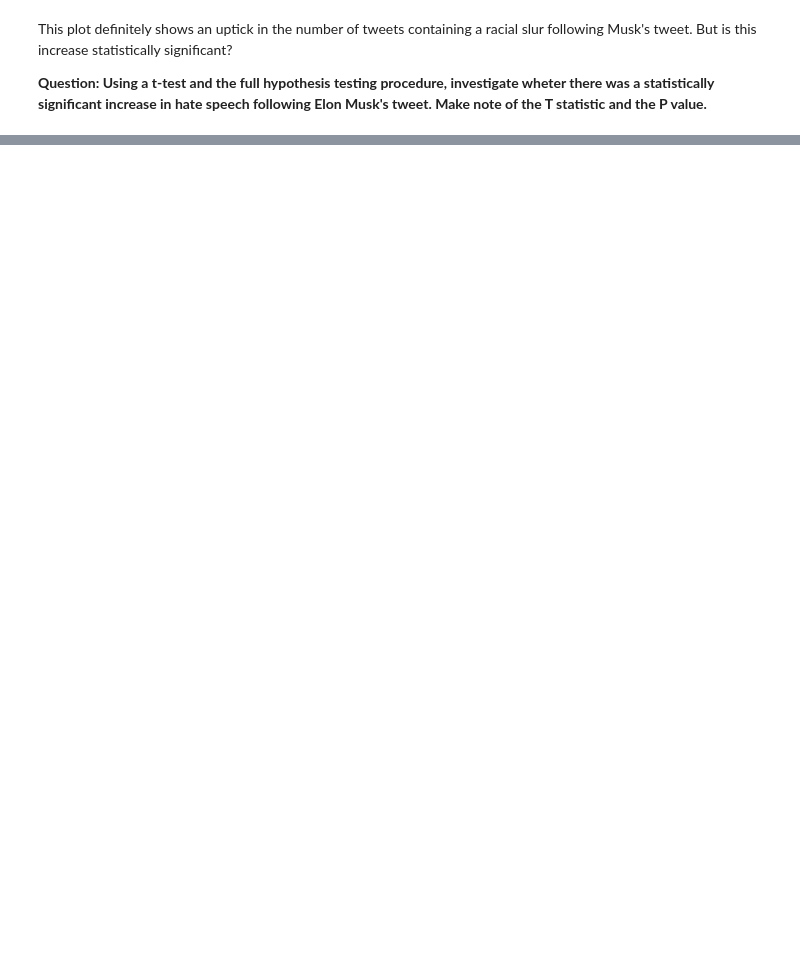
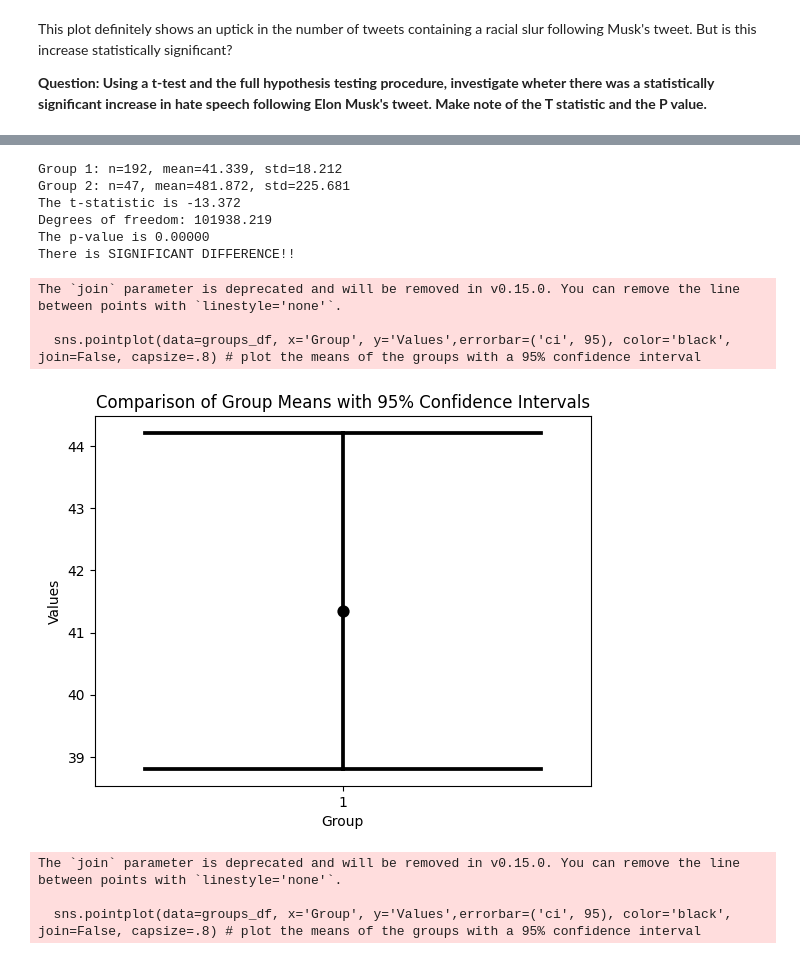
Before and after one commit to wigglyworm88/QM2, a Jupyter notebook: notebooks/W06. Hypothesis Testing.ipynb, the cells around one changed output, grey strips where cells are left out. Drawn from its saved outputs; the diff is of its cells as text; code cells hidden in the pictures; blank space fills up the shorter version.

```diff
--- a/notebooks/W06. Hypothesis Testing.ipynb
+++ b/notebooks/W06. Hypothesis Testing.ipynb
@@ -495,0 +499,69 @@ plot_z(z_statistic)
+# %%
+# 3. T-test
+# group1 = before musk's tweet. group2 = after musk's tweet.
+from scipy.stats import t as t_dist
+import seaborn as sns
+
+def manual_ttest(group1, group2, plot=False):
+
+    desc1, desc2=group1.describe(), group2.describe()
+    n1,std1,mean1 = desc1['count'], desc1['std'] ,desc1['mean']
+    n2,std2,mean2 = desc2['count'], desc2['std'] ,desc2['mean']
+
+    # calculate standard errors
+    se1, se2 = std1**2/n1, std2**2/n2 # '**2' is the same as squaring the number
+    sed = np.sqrt(se1 + se2)
+
+    # calculate the t statistic
+    t_stat = (mean1 - mean2) / sed
+
+    # Degrees of freedom
+    df = (se1 + se2)**2 / ((se1**2 / (n1**2 * (n1 - 1))) + (se2**2 / (n2**2 * (n2 - 1))))
+
+    # p-value
+    p_value = (1 - t_dist.cdf(np.abs(t_stat), df)) * 2
+
+    # print the results
+    print("Group 1: n=%.0f, mean=%.3f, std=%.3f" % (n1,mean1,std1))
+    print("Group 2: n=%.0f, mean=%.3f, std=%.3f" % (n2,mean2,std2))
+    print('The t-statistic is %.3f' % t_stat) # print the t-statistic
+    print('Degrees of freedom: %.3f' % df)
+    print('The p-value is %.5f' % p_value)
+
+    if p_value < 0.05:
+      print("There is SIGNIFICANT DIFFERENCE!!")
+    else:
+      print("There is NO SIGNIFICANT DIFFERENCE!!!")
+
+    if plot:
+      groups_df = pd.DataFrame()
+      i = 1
+      for group in [group1, group2]:
+        plot_df = pd.DataFrame({'Values':group, 'Group':i})
+        groups_df = pd.concat([groups_df, plot_df], ignore_index=True)
+        i += 1
+
+        sns.pointplot(data=groups_df, x='Group', y='Values',errorbar=('ci', 95), color='black', join=False, capsize=.8) # plot the means of the groups with a 95% confidence interval
+        plt.title('Comparison of Group Means with 95% Confidence Intervals') # add a title
+        plt.show()
+
+    return t_stat, p_value # return the t-statistic
+
+    pre_tweets = tweets[tweets['hour'] < tweet_time]['count']
+    post_tweets = tweets[tweets['hour'] > tweet_time]['count']
+
+t_stat, p_value = manual_ttest(pre_tweets, post_tweets, plot=True)
+# %% [output]
+Group 1: n=192, mean=41.339, std=18.212
+Group 2: n=47, mean=481.872, std=225.681
+The t-statistic is -13.372
+Degrees of freedom: 101938.219
+The p-value is 0.00000
+There is SIGNIFICANT DIFFERENCE!!
+The `join` parameter is deprecated and will be removed in v0.15.0. You can remove the line between points with `linestyle='none'`.
+
+  sns.pointplot(data=groups_df, x='Group', y='Values',errorbar=('ci', 95), color='black', join=False, capsize=.8) # plot the means of the groups with a 95% confidence interval
+[figure, added]
+The `join` parameter is deprecated and will be removed in v0.15.0. You can remove the line between points with `linestyle='none'`.
+
+  sns.pointplot(data=groups_df, x='Group', y='Values',errorbar=('ci', 95), color='black', join=False, capsize=.8) # plot the means of the groups with a 95% confidence interval
```
Also changed, not shown: parts of 5 cells of this notebook.
